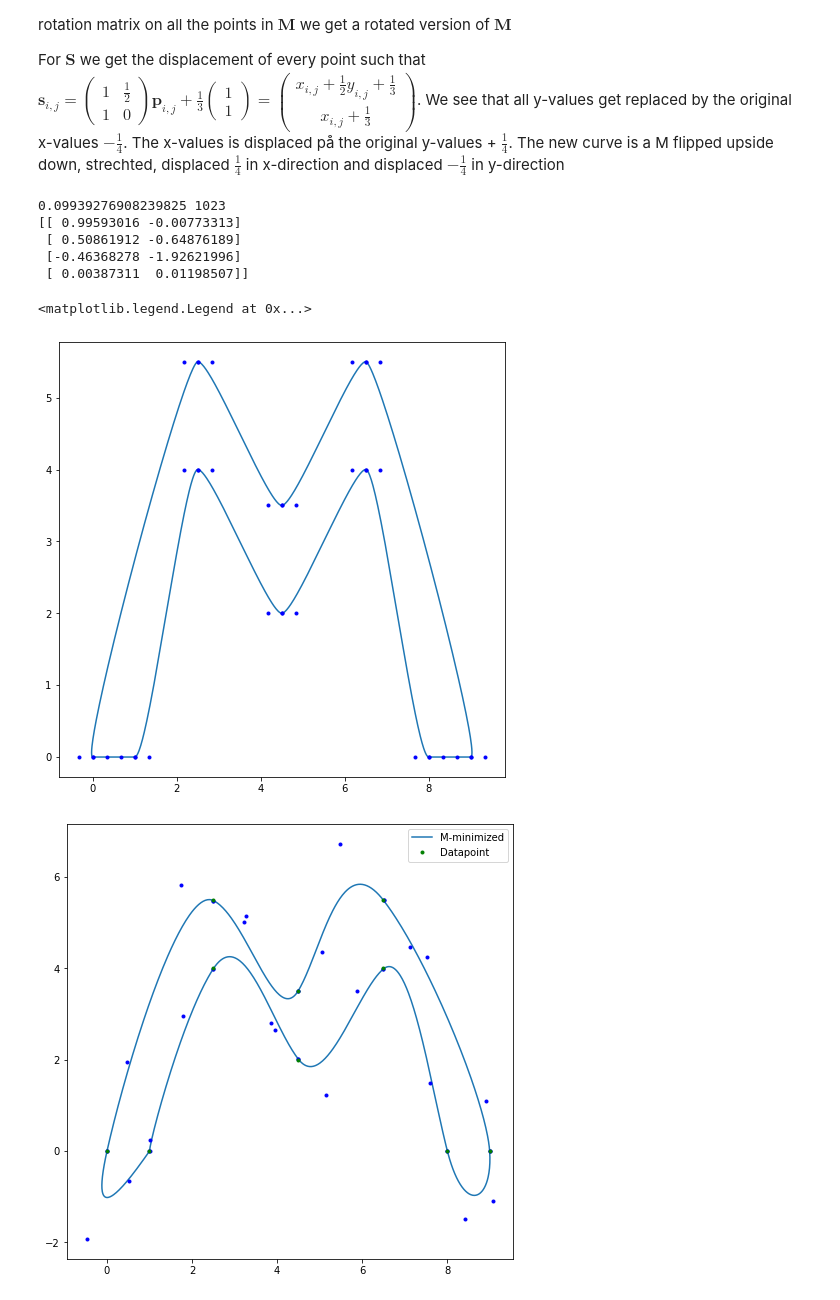
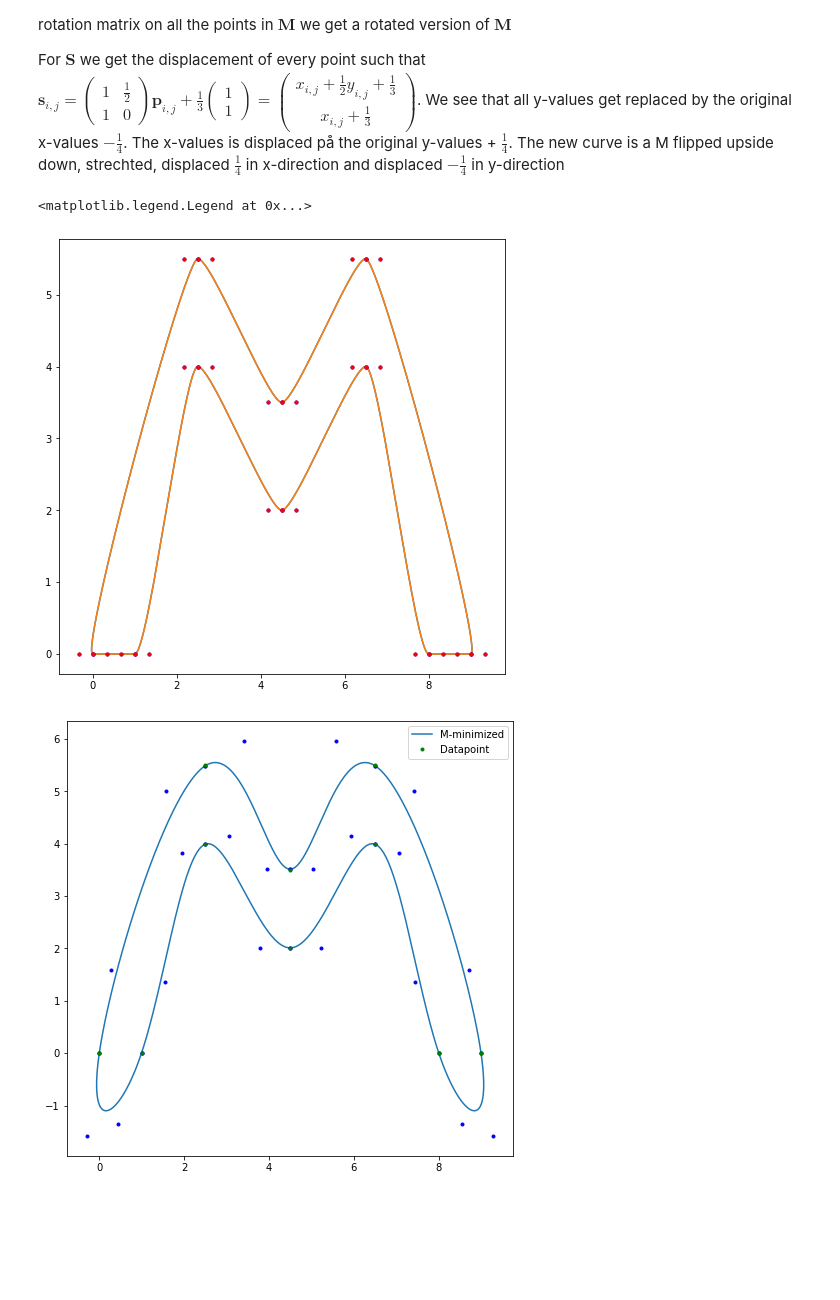
Before and after one commit to markus0800/Nummat2, a Jupyter notebook: project2_task_2e_3.ipynb, the cells around one changed output. Cells and saved outputs as stored; diff of their text form; code cells hidden in the pictures; blank space fills up the shorter version.

```diff
--- a/project2_task_2e_3.ipynb
+++ b/project2_task_2e_3.ipynb
@@ -237,22 +237,13 @@ For $\mathbf{R}$ we recoginize $\begin{pmatrix} \cos(\frac{\pi}{8}) & - \sin(\fr
 
 For $\mathbf{S}$  we get the displacement of every point such that $\mathbf{s}_{i,j} =  \begin{pmatrix} 1 & \frac{1}{2} \\ 1 & 0 \end{pmatrix} \mathbf{p}_{i,j} + \frac{1}{3}\begin{pmatrix} 1 \\ 1\end{pmatrix}= \begin{pmatrix} x_{i,j} + \frac{1}{2} y_{i,j} + \frac{1}{3}\\ x_{i,j} + \frac{1}{3}\end{pmatrix}$. We see that all y-values get replaced by the original x-values $-\frac{1}{4}$. The x-values is displaced på the original y-values + $\frac{1}{4}$. The new curve is a M flipped upside down, strechted, displaced $\frac{1}{4}$ in x-direction and displaced $-\frac{1}{4}$ in y-direction
 # %%
-def bezier_curve(P,T):
-    Pvecs = np.zeros((len(T),  2))#our bezier curve for different k-levels
-    for t in range(len(T)): #for loop that uses de Casteljaus algrorithm
-        Pvecs[t] = de_Casteljau(P, T[t])[0]
-    return Pvecs
-
-def compress_P(P):
+def compress_P(P): #compressed periodic
     n,m,d = np.shape(P)
     Q_M = []
     l = 0
     for j in range(m):
         for i in range(2):
             Q_M.append(P[i,j])
-
-    Q_M.append(P[-2,-1])
-    Q_M.append(P[-1,-1])
     return np.array(Q_M)
 
 def make_grid(P):
@@ -275,7 +266,6 @@ def gradient_Descent(D, P, n, l):
 
 def gradient_G(P,D,l):
     grad_F = np.zeros_like(P)
-    #grad_F[:2] = gradient_F_tilde(P[:4])[:2]
     it = 0
     Q = []
     for i in range(0, len(P)-2,2):
@@ -285,8 +275,8 @@ def gradient_G(P,D,l):
         Q.append(P[i+2])
         grad_F[i] += gradient_F_tilde(Q)[0] + l*(P[i]-D[it])
         grad_F[i+1] += gradient_F_tilde(Q)[1]
-        grad_F[i+2] += gradient_F_tilde(Q)[2]
-        grad_F[i+3] += gradient_F_tilde(Q)[3]
+        grad_F[i+2] += gradient_F_tilde(Q)[2] - gradient_F_tilde(Q)[0] -  gradient_F_tilde(Q)[1]##hvorfor må jeg dette????
+        grad_F[i+3] += gradient_F_tilde(Q)[3] + gradient_F_tilde(Q)[0] + gradient_F_tilde(Q)[1]#hvorfor må jeg dette????
         Q = []
         it += 1
     Q.append(P[-2])
@@ -295,13 +285,13 @@ def gradient_G(P,D,l):
     Q.append(P[0])
     grad_F[-2] += gradient_F_tilde(Q)[0] + l*(P[-2]-D[-1])
     grad_F[-1] += gradient_F_tilde(Q)[1]
-    grad_F[0] += gradient_F_tilde(Q)[2]
-    grad_F[1] += gradient_F_tilde(Q)[3]
+    grad_F[0] += gradient_F_tilde(Q)[2] - gradient_F_tilde(Q)[0] -  gradient_F_tilde(Q)[1] #- gradient_F_tilde(Q)[1]
+    grad_F[1] += gradient_F_tilde(Q)[3] + gradient_F_tilde(Q)[0] + gradient_F_tilde(Q)[1]
     return grad_F
 
 def extend_P(P):
     Q = []
-    for i in range(0,len(P)-4, 2):
+    for i in range(0,len(P)-2, 2):
         Q.append(P[i])
         Q.append(P[i+1])
         Q.append(2*P[i+2]- P[i+3])
@@ -310,8 +300,7 @@ def extend_P(P):
     Q.append(P[-1])
     Q.append(2*P[0] - P[1])
     Q.append(P[0])
-    Q = np.array(Q)
-    return Q
+    return np.array(Q)
 # %%
 M = np.array([[0,0], [2.5, 5.5],  [4.5, 3.5], [6.5,5.5], [9,0], [8,0], [6.5,4], [4.5, 2], [2.5,4],[1,0]])
 MV = np.array([[-1,0], [1, 0],  [1, 0], [1,0], [-1,0], [-1,0], [-1,0], [-1,0], [-1,0], [-1,0], [-1,0]])
@@ -319,45 +308,38 @@ MV = np.array([[-1,0], [1, 0],  [1, 0], [1,0], [-1,0], [-1,0], [-1,0], [-1,0], [
 #M = np.array([[1,9],[1,1],[4,1],[4,3],[2,3],[2,4],[3,4],[3,6],[2,6],[2,7],[4,7],[4,9]])
 #MV = np.array([[-0.5,-0.5],[0.5,-0.5],[0.5,0.5],[-0.5,0.5],[-0.5,0.5],[0.5,0.5],[0.5,0.5],[-0.5,0.5],[-0.5,0.5],[0.5,0.5],[0.5,0.5],[-0.5,0.5]])
 
 P_M = interpolate_periodic(M,MV)
 n,m,d = np.shape(P_M)
 T_M = np.linspace(0,m,1000)
-
 Q_M = compress_P(P_M)
-
 l = 10000
 d = gradient_F(Q_M, P_M[0], l)
 i = 0
 maxiter = 10000
-
-while(np.linalg.norm(d) > 0.1 and i < maxiter ):
+while(np.linalg.norm(d) > 0.01 and i < maxiter):
     d = gradient_G(Q_M, M, l)
-    Q_M += -0.0001*d
+    Q_M -= 0.0001*d
     i +=1
-print(np.linalg.norm(d), i)
 
 Q_M2 = make_grid(extend_P(Q_M))
 curve_Q = composite_Bezier(Q_M2, T_M)
 curve_P = composite_Bezier(P_M, T_M)
+curve_P2 = composite_Bezier(make_grid(extend_P(compress_P(P_M))), T_M)
 
-print(Q_M2[:,-1])
 
 plt.figure(figsize = (8,8))
 plt.plot(curve_P[:,0], curve_P[:,1], label ='M-original')
+plt.plot(curve_P2[:,0], curve_P2[:,1])
 plt.plot(P_M[:,:,0], P_M[:,:,1], 'b.')
+plt.plot(make_grid(extend_P(compress_P(P_M)))[:,:,0], make_grid(extend_P(compress_P(P_M)))[:,:,1], 'r.')
 
 plt.figure(figsize = (8,8))
 plt.plot(curve_Q[:,0], curve_Q[:,1], label ='M-minimized')
 plt.plot(Q_M2[:,:,0], Q_M2[:,:,1], 'b.')
 plt.plot(M[:,0], M[:,1], 'g.', label = 'Datapoint')
 
 plt.legend()
 # %% [output]
-0.09939276908239825 1023
-[[ 0.99593016 -0.00773313]
- [ 0.50861912 -0.64876189]
- [-0.46368278 -1.92621996]
- [ 0.00387311  0.01198507]]
+<matplotlib.legend.Legend at 0x...>
-<matplotlib.legend.Legend at 0x...>
-[figure, old version]
+[figure, new version]
-[figure, old version]
+[figure, new version]
```
Also changed, not shown: parts of 1 cell of this notebook.
